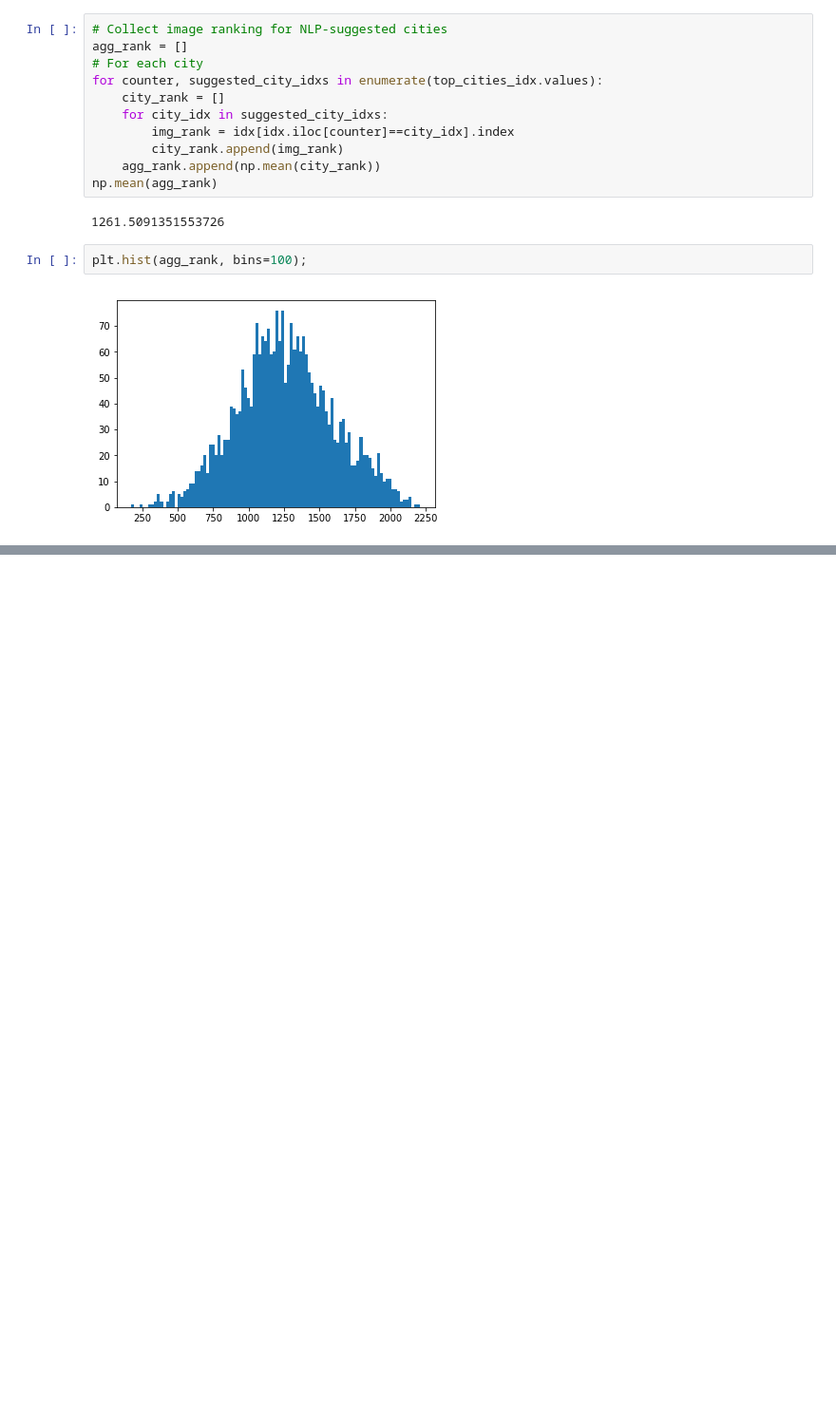
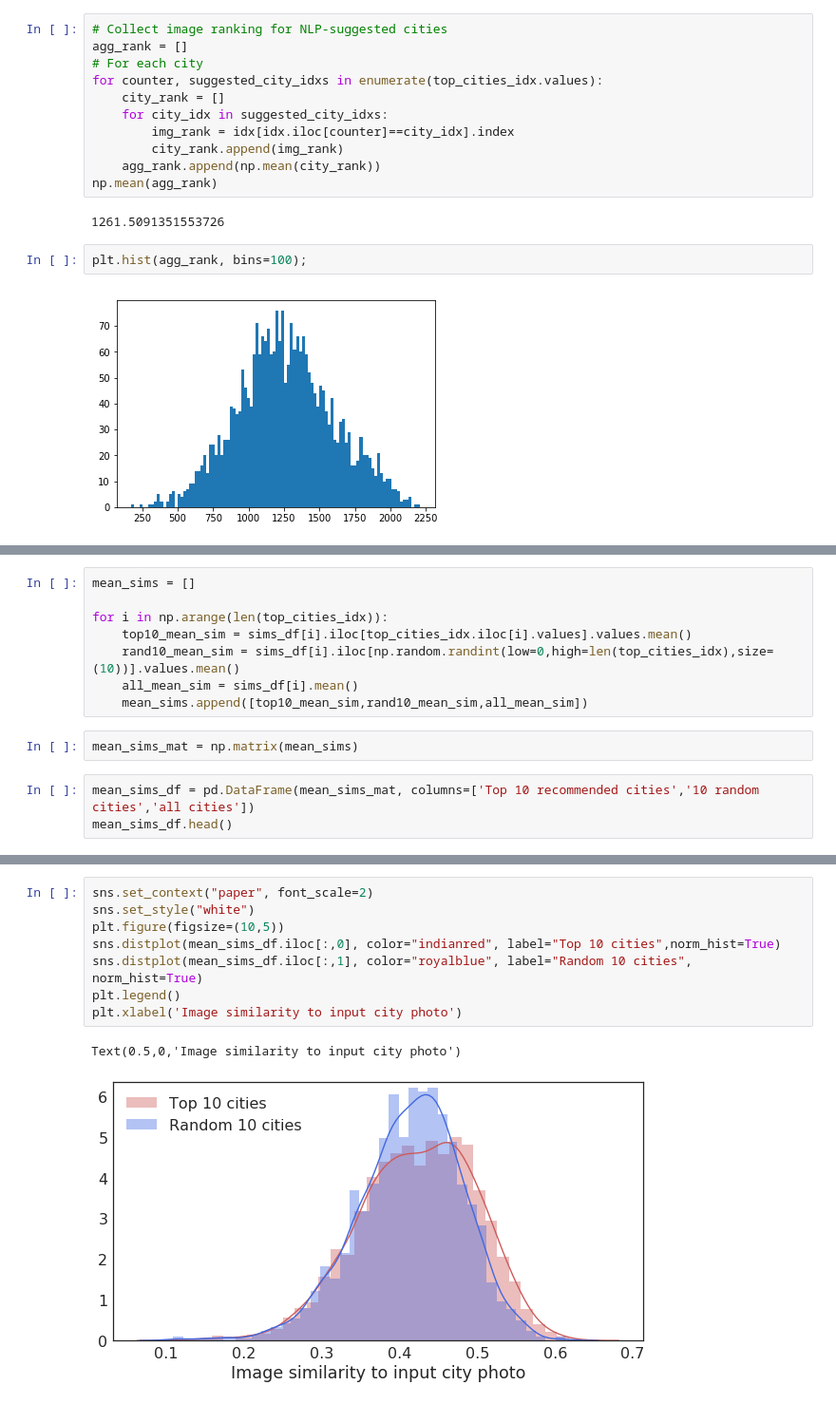
Before and after one commit to sq2141/city-discovery, a Jupyter notebook: cnn_VGG16.ipynb, the cells around one changed output, grey strips where cells are left out. Shown at 95% size. Drawn from its saved outputs; the diff is of its cells as text; blank space fills up the shorter version.

Commit message:
added visualization of cosims from VGG16

```diff
--- a/cnn_VGG16.ipynb
+++ b/cnn_VGG16.ipynb
@@ -173,0 +203,13 @@ Ttest_indResult(statistic=-9.765445780399707, pvalue=2.4341745063840405e-22)
+# %%
+mean_sims = []
+
+for i in np.arange(len(top_cities_idx)):
+    top10_mean_sim = sims_df[i].iloc[top_cities_idx.iloc[i].values].values.mean()
+    rand10_mean_sim = sims_df[i].iloc[np.random.randint(low=0,high=len(top_cities_idx),size=(10))].values.mean()
+    all_mean_sim = sims_df[i].mean()
+    mean_sims.append([top10_mean_sim,rand10_mean_sim,all_mean_sim])
+# %%
+mean_sims_mat = np.matrix(mean_sims)
+# %%
+mean_sims_df = pd.DataFrame(mean_sims_mat, columns=['Top 10 recommended cities','10 random cities','all cities'])
+mean_sims_df.head()
@@ -173,0 +223,11 @@ Ttest_indResult(statistic=-9.765445780399707, pvalue=2.4341745063840405e-22)
+# %%
+sns.set_context("paper", font_scale=2)
+sns.set_style("white")
+plt.figure(figsize=(10,5))
+sns.distplot(mean_sims_df.iloc[:,0], color="indianred", label="Top 10 cities",norm_hist=True)
+sns.distplot(mean_sims_df.iloc[:,1], color="royalblue", label="Random 10 cities", norm_hist=True)
+plt.legend()
+plt.xlabel('Image similarity to input city photo')
+# %% [output]
+Text(0.5,0,'Image similarity to input city photo')
+[figure, added]
```
Also changed, not shown: parts of 12 cells of this notebook, 1 other file.
